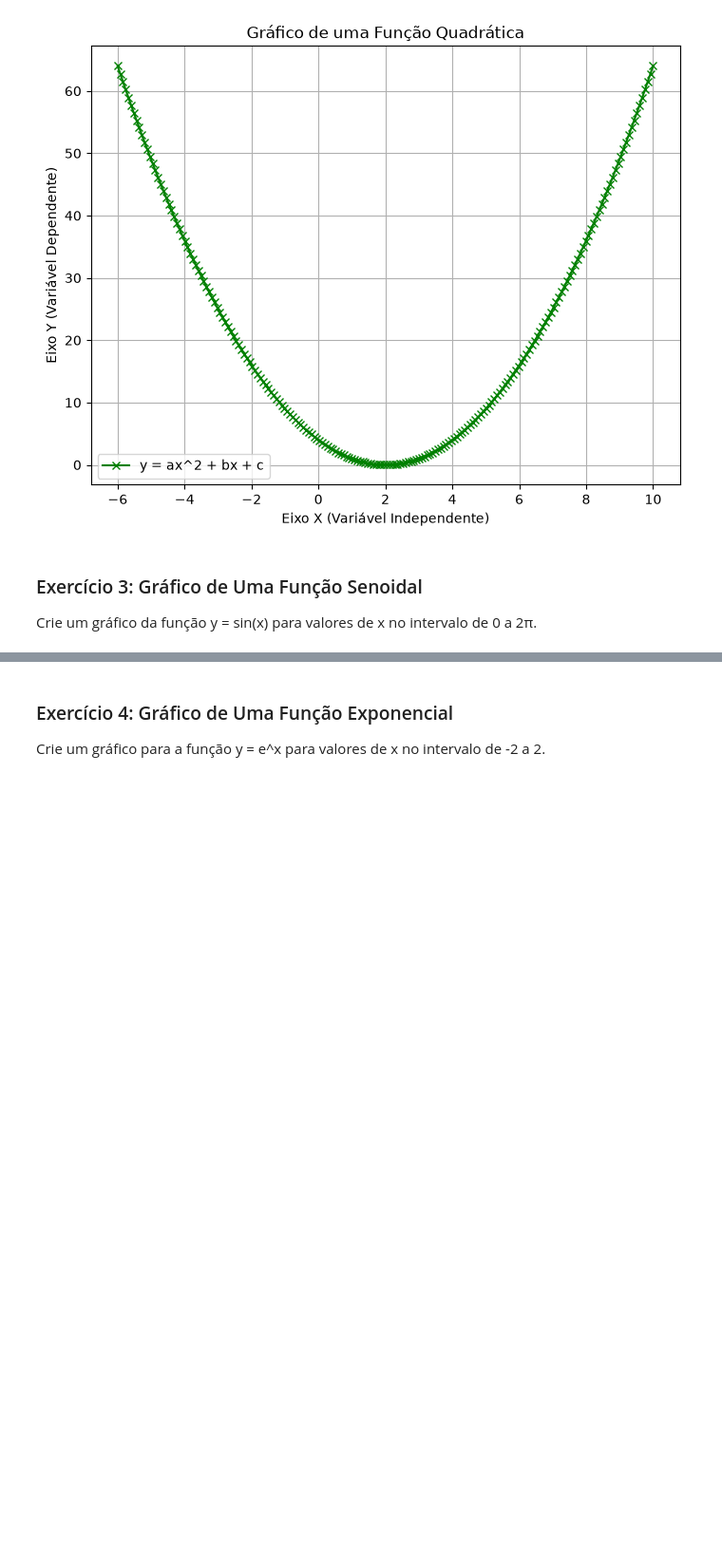
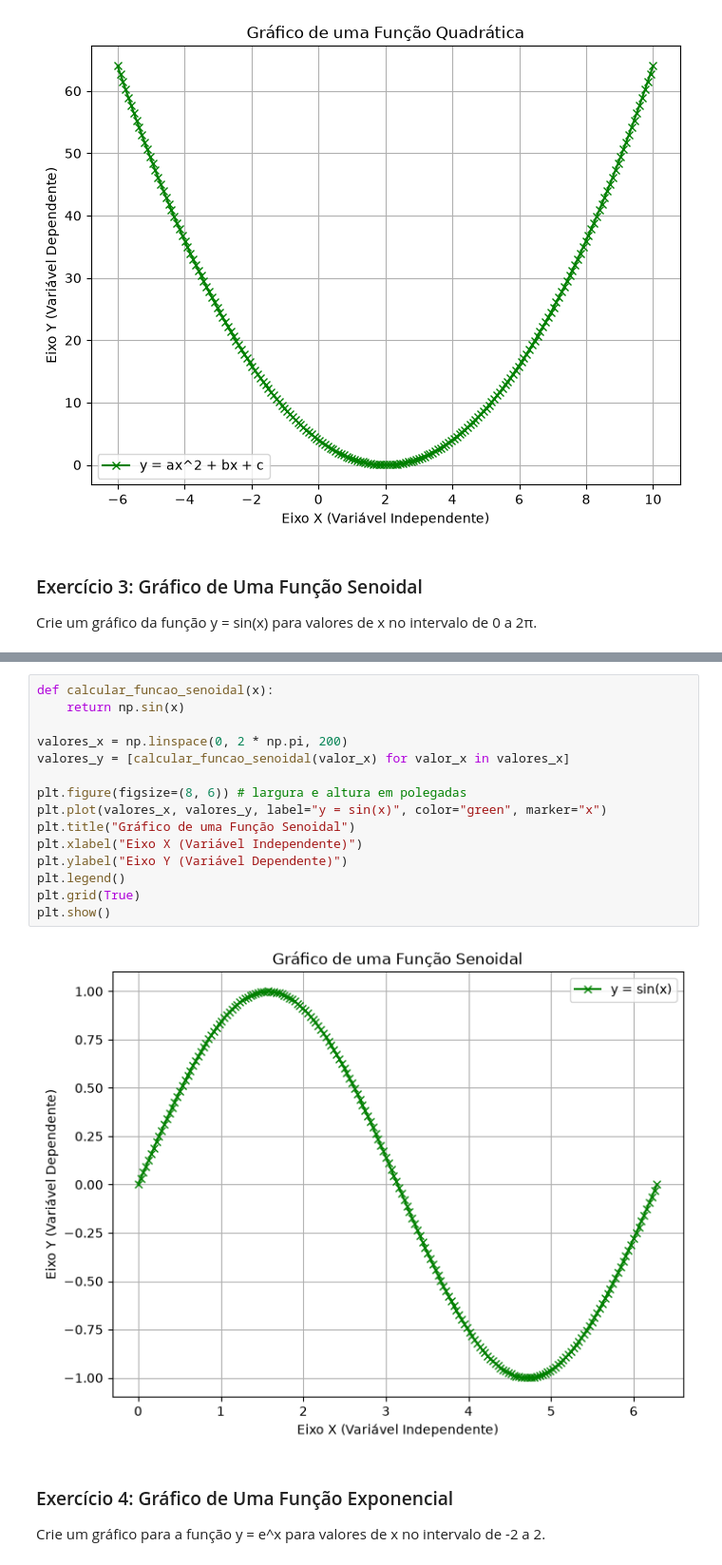
Before and after one commit to marcusvbrangel/math-statistics-for-data-science, a Jupyter notebook: chapters/04-chapter/Exercicio2.ipynb, the cells around one changed output, grey strips where cells are left out. Shown at 95% size. Saved outputs shown, nothing was run; the diff lists cells and outputs as text; blank space fills up the shorter version.

Commit message:
feat: implementado o exercicio 03 - grafico da função senoidal

```diff
--- a/chapters/04-chapter/Exercicio2.ipynb
+++ b/chapters/04-chapter/Exercicio2.ipynb
@@ -111,3 +121,20 @@ Crie um gráfico da função y = sin(x) para valores de x no intervalo de 0 a 2
+# %%
+def calcular_funcao_senoidal(x):
+    return np.sin(x)
+
+valores_x = np.linspace(0, 2 * np.pi, 200)
+valores_y = [calcular_funcao_senoidal(valor_x) for valor_x in valores_x]
+
+plt.figure(figsize=(8, 6)) # largura e altura em polegadas
+plt.plot(valores_x, valores_y, label="y = sin(x)", color="green", marker="x")
+plt.title("Gráfico de uma Função Senoidal")
+plt.xlabel("Eixo X (Variável Independente)")
+plt.ylabel("Eixo Y (Variável Dependente)")
+plt.legend()
+plt.grid(True)
+plt.show()
+# %% [output]
+[figure, added]
 # %% [markdown]
 ### Exercício 4: Gráfico de Uma Função Exponencial
 
```
Also changed, not shown: parts of 1 cell of this notebook.
